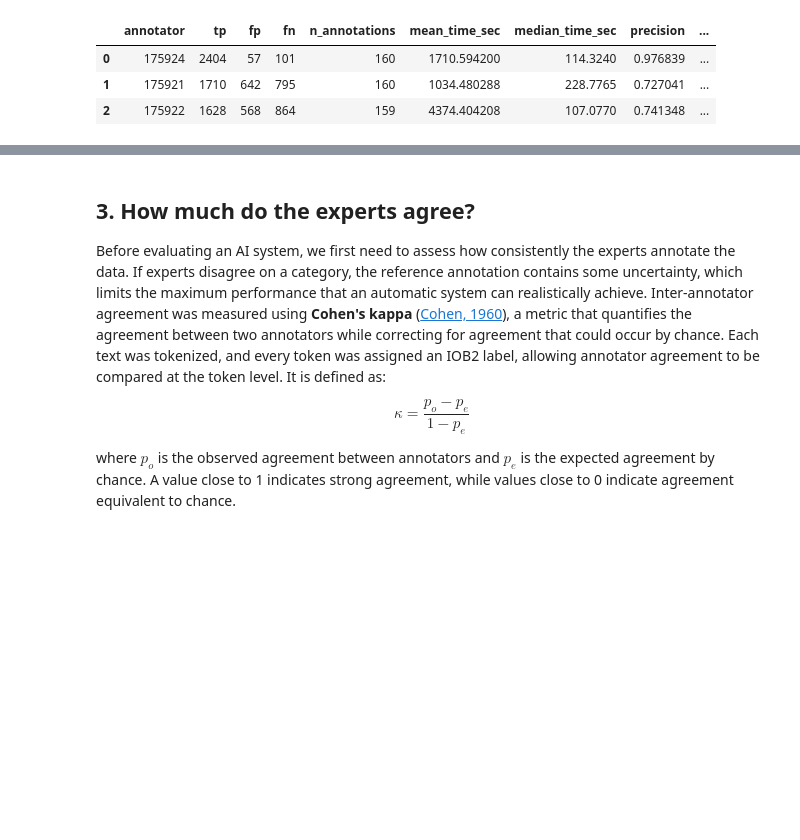
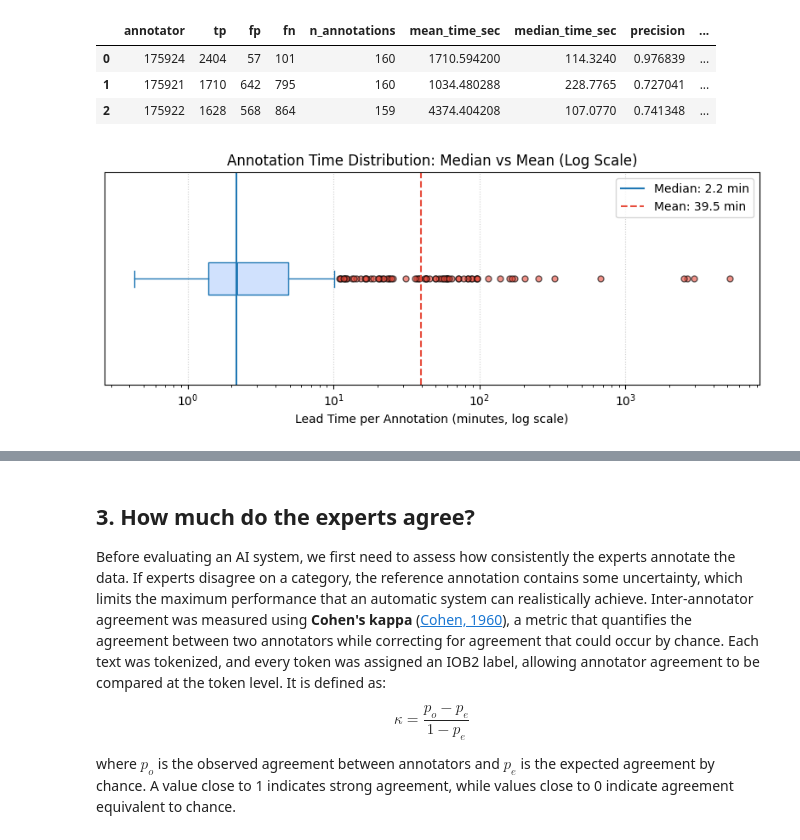
Before and after one commit to MDverse/mdner_llm, a Jupyter notebook: notebooks/compute_IAA.ipynb, the cells around one changed output, grey strips where cells are left out. Saved outputs shown, nothing was run; the diff lists cells and outputs as text; code cells hidden in the pictures; blank space fills up the shorter version.

```diff
--- a/notebooks/compute_IAA.ipynb
+++ b/notebooks/compute_IAA.ipynb
@@ -165,3 +167,48 @@ display(summary.reset_index())
 | 0 | 175924 | 2404 | 57 | 101 | 160 | 1710.594200 | 114.3240 | 0.976839 | ... |
 | 1 | 175921 | 1710 | 642 | 795 | 160 | 1034.480288 | 228.7765 | 0.727041 | ... |
 | 2 | 175922 | 1628 | 568 | 864 | 159 | 4374.404208 | 107.0770 | 0.741348 | ... |
+# %%
+lead_time_min = df["lead_time"] / 60
+mean_val = lead_time_min.mean()
+median_val = lead_time_min.median()
+
+fig, ax = plt.subplots(figsize=(8, 3.5))
+# Log-scale boxplot
+lead_time_min.plot.box(
+    vert=False,
+    ax=ax,
+    patch_artist=True,
+    boxprops={"facecolor": "#d0e1fd", "color": "#1f77b4"},
+    medianprops={"color": "#1f77b4", "linewidth": 2},
+    flierprops={
+        "marker": "o",
+        "markerfacecolor": "#e74c3c",
+        "alpha": 0.6,
+        "markersize": 5,
+    },
+)
+# Reference lines
+ax.axvline(
+    median_val,
+    color="#1f77b4",
+    linestyle="-",
+    linewidth=1.5,
+    label=f"Median: {median_val:.1f} min",
+)
+ax.axvline(
+    mean_val,
+    color="#e74c3c",
+    linestyle="--",
+    linewidth=1.5,
+    label=f"Mean: {mean_val:.1f} min",
+)
+ax.set_xscale("log")
+ax.set_xlabel("Lead Time per Annotation (minutes, log scale)")
+ax.set_title("Annotation Time Distribution: Median vs Mean (Log Scale)")
+ax.set_yticks([])
+ax.grid(axis="x", linestyle=":", alpha=0.6)
+ax.legend(frameon=True)
+plt.tight_layout()
+plt.show()
+# %% [output]
+[figure, added]
```
Also changed, not shown: parts of 5 cells of this notebook.
